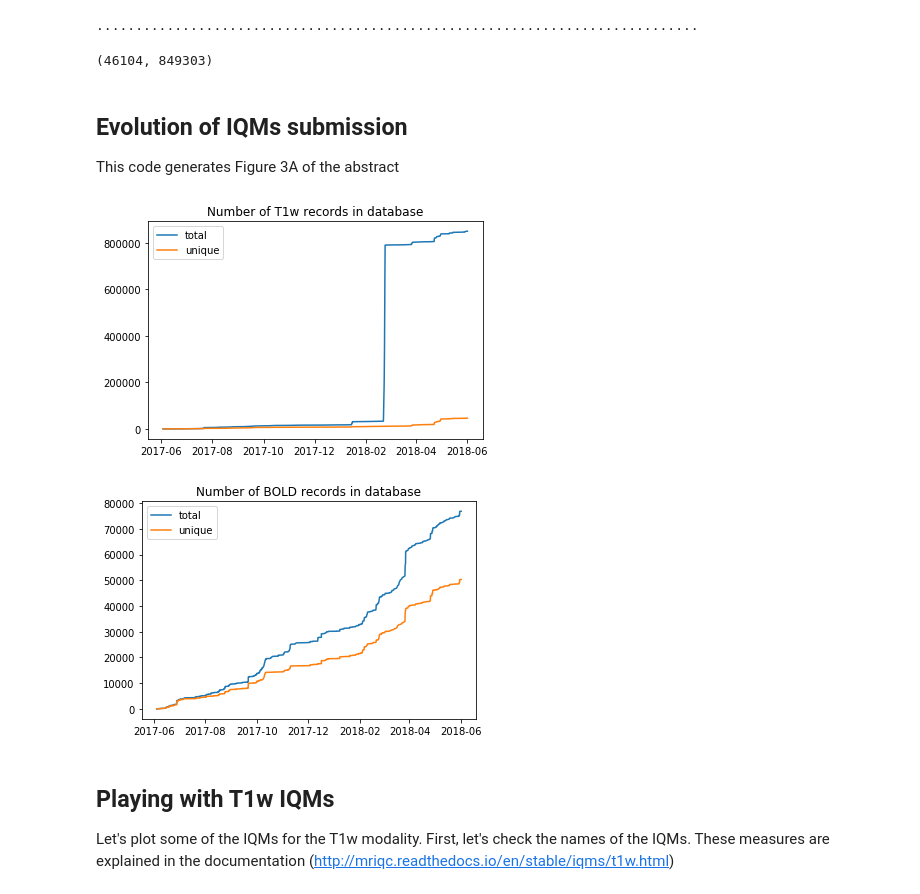
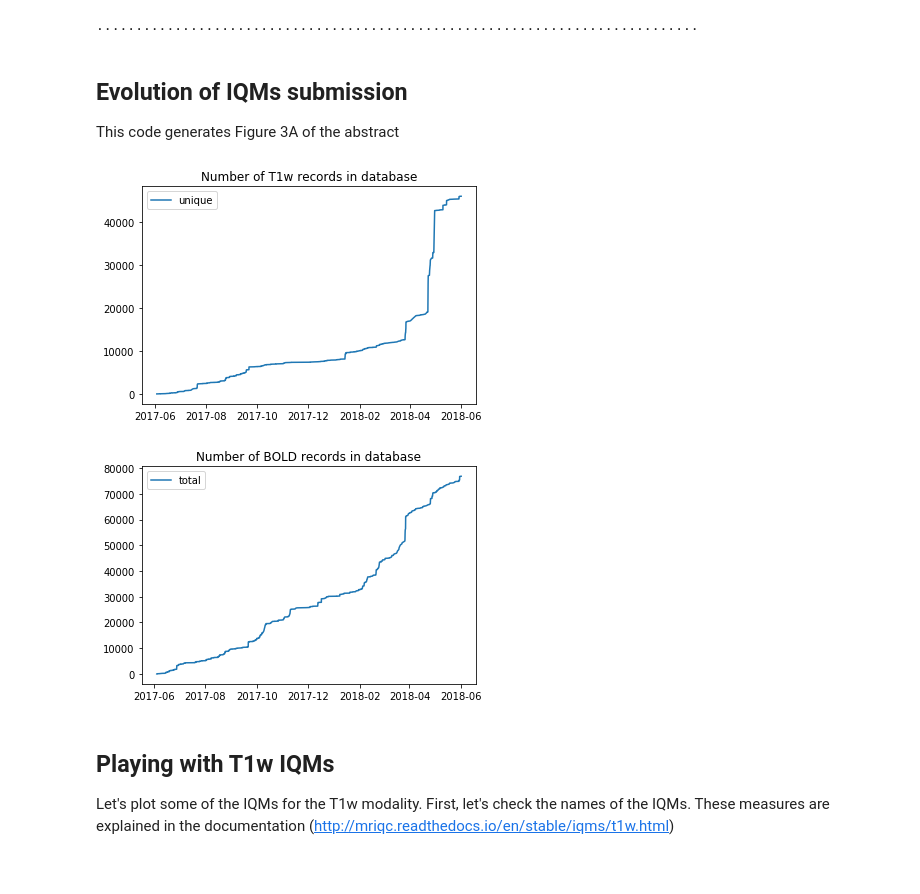
Before and after one commit to oesteban/mriqc, a Jupyter notebook: notebooks/MRIQC Web API.ipynb, the cells around one changed output. Cells and saved outputs as stored; diff of their text form; code cells hidden in the pictures.

Commit message:
update for labels

```diff
--- a/notebooks/MRIQC Web API.ipynb
+++ b/notebooks/MRIQC Web API.ipynb
@@ -108,7 +116,3 @@ df_bold = get_iqms('bold', out_file='20180531-bold.csv', page_size=1000)
 df_bold_unique = df_bold.drop_duplicates(subset=['provenance.md5sum'])
 # %% [output]
 .............................................................................
-# %%
-len(df_t1w_unique), len(df_t1w)
-# %% [output]
-(46104, 849303)
@@ -119,37 +126,37 @@ This code generates Figure 3A of the abstract
 # %%
 import datetime
 from dateutil import parser
 import matplotlib.dates as mdates
 
-dates_t1w = [parser.parse(d) for d in df_t1w['_created'].values]
-dates_t1w.sort()
+# dates_t1w = [parser.parse(d) for d in df_t1w['_created'].values]
+# dates_t1w.sort()
 
 dates_t1w_u = [parser.parse(d) for d in df_t1w_unique['_created'].values]
 dates_t1w_u.sort()
 # mindate = dates_t1w[0]
 ax = plt.subplot(111)
-ax.plot(dates_t1w, list(range(1, len(dates_t1w) + 1)), label='total')
+# ax.plot(dates_t1w, list(range(1, len(dates_t1w) + 1)), label='total')
 ax.plot(dates_t1w_u, list(range(1, len(dates_t1w_u) + 1)), label='unique')
 ax.set_title('Number of T1w records in database')
 ax.legend()
 
 plt.savefig("fig03a-0.svg", bbox_inches='tight', transparent=False, pad_inches=0)
 # %% [output]
-[figure, old version]
+[figure, new version]
 # %%
-dates_bold = [parser.parse(d) for d in df_bold['_created'].values]
-dates_bold.sort()
+# dates_bold = [parser.parse(d) for d in df_bold['_created'].values]
+# dates_bold.sort()
 dates_bold_u = [parser.parse(d) for d in df_bold_unique['_created'].values]
 dates_bold_u.sort()
 # mindate = dates_t1w[0]
 ax = plt.subplot(111)
 ax.plot(dates_bold, list(range(1, len(dates_bold) + 1)), label='total')
-ax.plot(dates_bold_u, list(range(1, len(dates_bold_u) + 1)), label='unique')
+# ax.plot(dates_bold_u, list(range(1, len(dates_bold_u) + 1)), label='unique')
 ax.set_title('Number of BOLD records in database')
 ax.legend()
 plt.savefig("fig03a-1.svg", bbox_inches='tight', transparent=False, pad_inches=0)
 # %% [output]
-[figure, old version]
+[figure, new version]
 # %% [markdown]
 ## Playing with T1w IQMs
 
```
Also changed, not shown: parts of 2 cells of this notebook, 4 other files.
